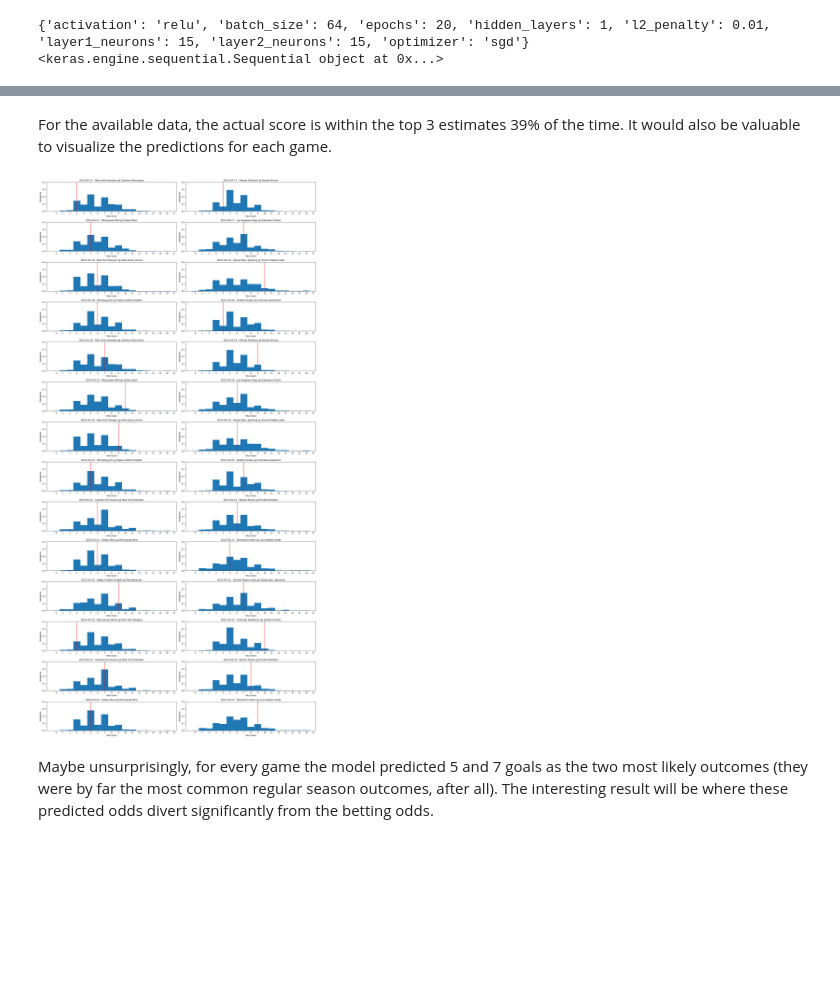
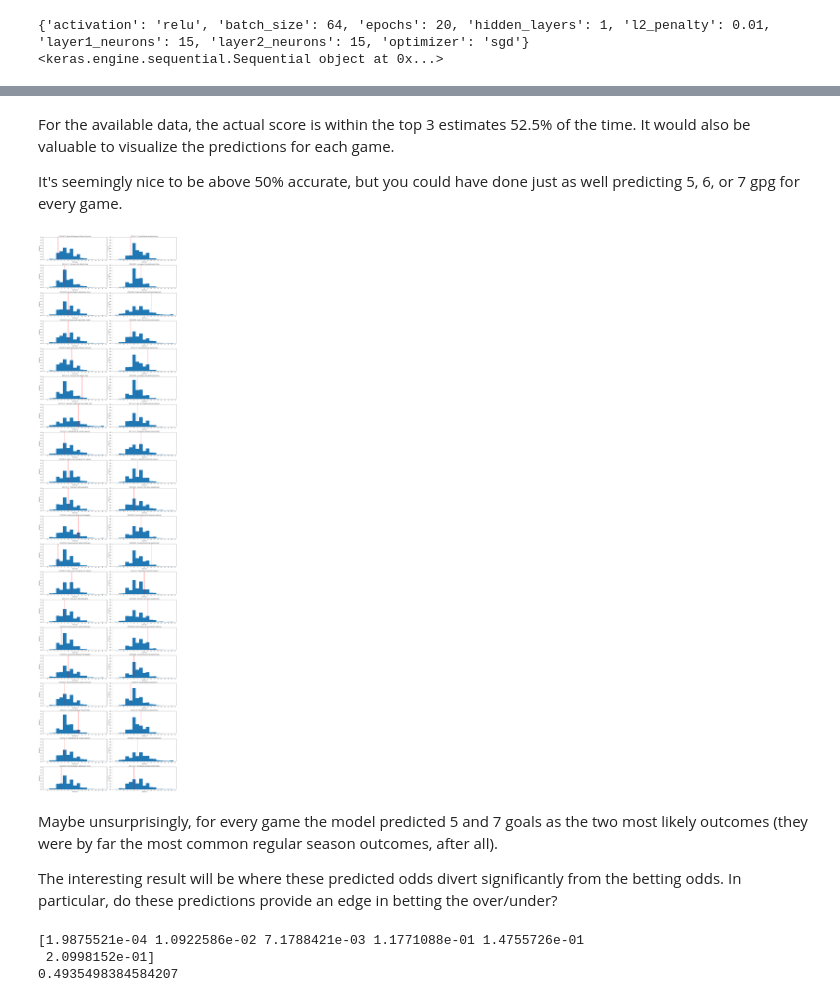
Before and after one commit to kaigg96/Playoff-Goals-Predictor, a Jupyter notebook: Playoff Predictor.ipynb, the cells around one changed output, grey strips where cells are left out. Cells and saved outputs as stored; diff of their text form; code cells hidden in the pictures; blank space fills up the shorter version.

Commit message:
added betting odds info and profit calc

```diff
--- a/Playoff Predictor.ipynb
+++ b/Playoff Predictor.ipynb
@@ -397,13 +444,15 @@ def predict_and_check_acc(model):
     """
 
     def predict_goals(model):
+        num_games = len(early_2023_data['total_goals'])
+
         y, X = patsy.dmatrices("total_goals ~ Timestamp + C(Visitor) + C(Home) + C(playoffs)",
                        combined_old_new_data, return_type='matrix')
 
         scaler = StandardScaler()
         X_scaled = scaler.fit_transform(X)
 
-        new_data = X_scaled[-28:,:]
+        new_data = X_scaled[-num_games:,:]
 
         predicted_goals = model.predict(new_data)
         return predicted_goals
@@ -460,27 +509,38 @@ array([[4.01925587e-04, 8.80015269e-03, 1.44898593e-02, 1.44801065e-01,
 # %% [markdown]
-For the available data, the actual score is within the top 3 estimates 39% of the time. It would also be valuable to visualize the predictions for each game.
+For the available data, the actual score is within the top 3 estimates 52.5% of the time. It would also be valuable to visualize the predictions for each game.
+
+It's seemingly nice to be above 50% accurate, but you could have done just as well predicting 5, 6, or 7 gpg for every game.
 # %%
-fig, ax = plt.subplots(14,2, figsize=(20,40))
+fig, ax = plt.subplots(20,2, figsize=(20,80))
 
 for i in range(len(predicted_goals)):
     goals = range(0,len(predicted_goals[i]))
     preds = predicted_goals[i]
     goal_vals = dict(zip(goals, preds))
 
     date = pd.to_datetime(early_2023_test_data['Timestamp'][i], unit='s').strftime('%Y-%m-%d')
     game = f"{date} - {early_2023_test_data['Visitor'][i]} @ {early_2023_test_data['Home'][i]}"
 
     row, col = divmod(i, 2)
     ax[row, col].hist(list(goal_vals.keys()), bins=goals, weights=list(goal_vals.values()), align='left')
     ax[row, col].axvline(x=early_2023_test_data['total_goals'][i], color='r')
     ax[row, col].set_xticks(goals)
     ax[row,col].set_title(game)
     ax[row,col].set_xlabel('Total Goals')
     ax[row,col].set_ylabel('Probability')
     ax[row,col].set_ylim(0, 0.4)
 
 fig.tight_layout()
 # %% [output]
-[figure, old version]
+[figure, new version]
-# %% [markdown]
-Maybe unsurprisingly, for every game the model predicted 5 and 7 goals as the two most likely outcomes (they were by far the most common regular season outcomes, after all). The interesting result will be where these predicted odds divert significantly from the betting odds.
+# %% [markdown]
+Maybe unsurprisingly, for every game the model predicted 5 and 7 goals as the two most likely outcomes (they were by far the most common regular season outcomes, after all).
+
+The interesting result will be where these predicted odds divert significantly from the betting odds. In particular, do these predictions provide an edge in betting the over/under?
+# %%
+print(predicted_goals[0][0:6])
+print(sum(predicted_goals[0][0:6]))
+# %% [output]
+[1.9875521e-04 1.0922586e-02 7.1788421e-03 1.1771088e-01 1.4755726e-01
+ 2.0998152e-01]
+0.4935498384584207
```
Also changed, not shown: parts of 14 cells of this notebook.
